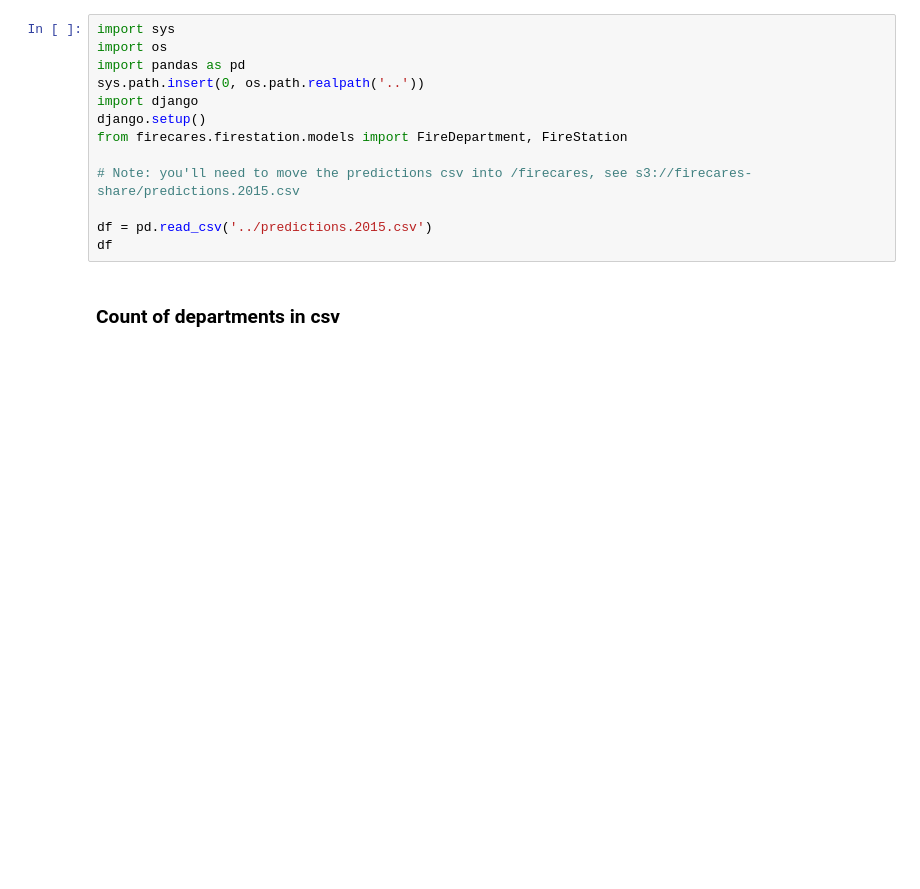
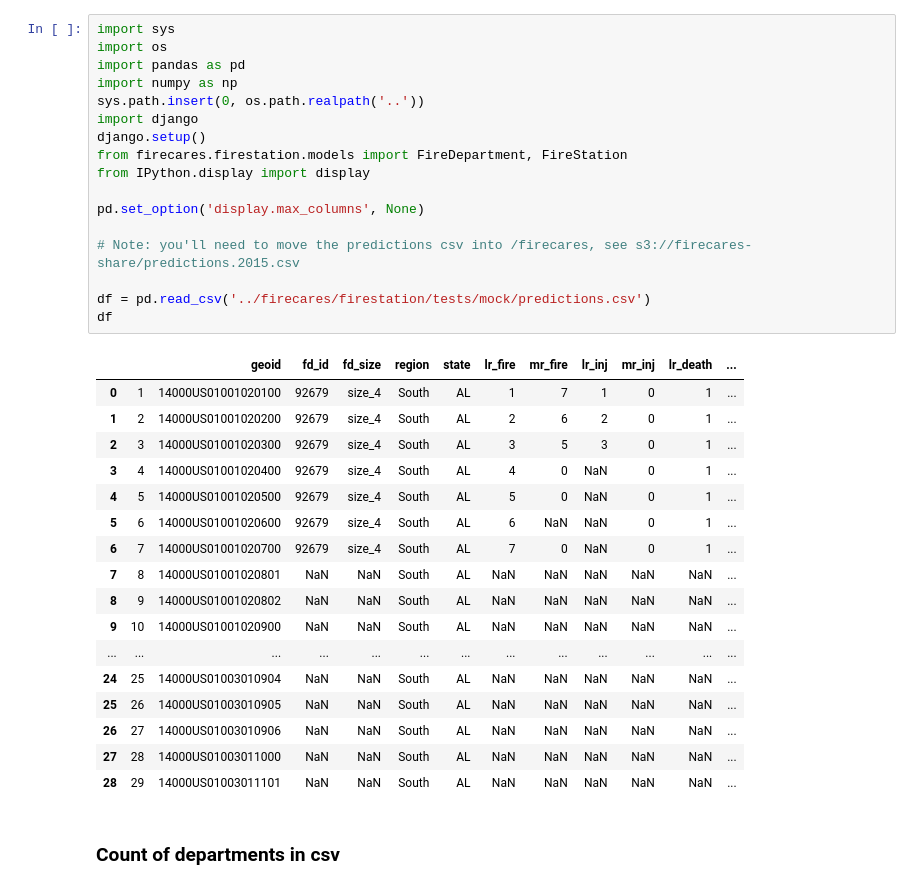
Before and after one commit to FireCARES/firecares, a Jupyter notebook: scripts/predictions.2015.ipynb, the cells around one changed output. Cells and saved outputs as stored; diff of their text form; blank space fills up the shorter version.

Commit message:
Update predictions formulas
see #266

```diff
--- a/scripts/predictions.2015.ipynb
+++ b/scripts/predictions.2015.ipynb
@@ -1,15 +1,37 @@
 # %%
 import sys
 import os
 import pandas as pd
+import numpy as np
 sys.path.insert(0, os.path.realpath('..'))
 import django
 django.setup()
 from firecares.firestation.models import FireDepartment, FireStation
+from IPython.display import display
+
+pd.set_option('display.max_columns', None)
 
 # Note: you'll need to move the predictions csv into /firecares, see s3://firecares-share/predictions.2015.csv
 
-df = pd.read_csv('../predictions.2015.csv')
+df = pd.read_csv('../firecares/firestation/tests/mock/predictions.csv')
 df
+# %% [output]
+|  | ﻿ | geoid | fd_id | fd_size | region | state | lr_fire | mr_fire | lr_inj | mr_inj | lr_death | ... |
+| 0 | 1 | 14000US01001020100 | 92679 | size_4 | South | AL | 1 | 7 | 1 | 0 | 1 | ... |
+| 1 | 2 | 14000US01001020200 | 92679 | size_4 | South | AL | 2 | 6 | 2 | 0 | 1 | ... |
+| 2 | 3 | 14000US01001020300 | 92679 | size_4 | South | AL | 3 | 5 | 3 | 0 | 1 | ... |
+| 3 | 4 | 14000US01001020400 | 92679 | size_4 | South | AL | 4 | 0 | NaN | 0 | 1 | ... |
+| 4 | 5 | 14000US01001020500 | 92679 | size_4 | South | AL | 5 | 0 | NaN | 0 | 1 | ... |
+| 5 | 6 | 14000US01001020600 | 92679 | size_4 | South | AL | 6 | NaN | NaN | 0 | 1 | ... |
+| 6 | 7 | 14000US01001020700 | 92679 | size_4 | South | AL | 7 | 0 | NaN | 0 | 1 | ... |
+| 7 | 8 | 14000US01001020801 | NaN | NaN | South | AL | NaN | NaN | NaN | NaN | NaN | ... |
+| 8 | 9 | 14000US01001020802 | NaN | NaN | South | AL | NaN | NaN | NaN | NaN | NaN | ... |
+| 9 | 10 | 14000US01001020900 | NaN | NaN | South | AL | NaN | NaN | NaN | NaN | NaN | ... |
+| ... | ... | ... | ... | ... | ... | ... | ... | ... | ... | ... | ... | ... |
+| 24 | 25 | 14000US01003010904 | NaN | NaN | South | AL | NaN | NaN | NaN | NaN | NaN | ... |
+| 25 | 26 | 14000US01003010905 | NaN | NaN | South | AL | NaN | NaN | NaN | NaN | NaN | ... |
+| 26 | 27 | 14000US01003010906 | NaN | NaN | South | AL | NaN | NaN | NaN | NaN | NaN | ... |
+| 27 | 28 | 14000US01003011000 | NaN | NaN | South | AL | NaN | NaN | NaN | NaN | NaN | ... |
+| 28 | 29 | 14000US01003011101 | NaN | NaN | South | AL | NaN | NaN | NaN | NaN | NaN | ... |
 # %% [markdown]
 ### Count of departments in csv
```
Also changed, not shown: parts of 3 cells of this notebook, 7 other files.
